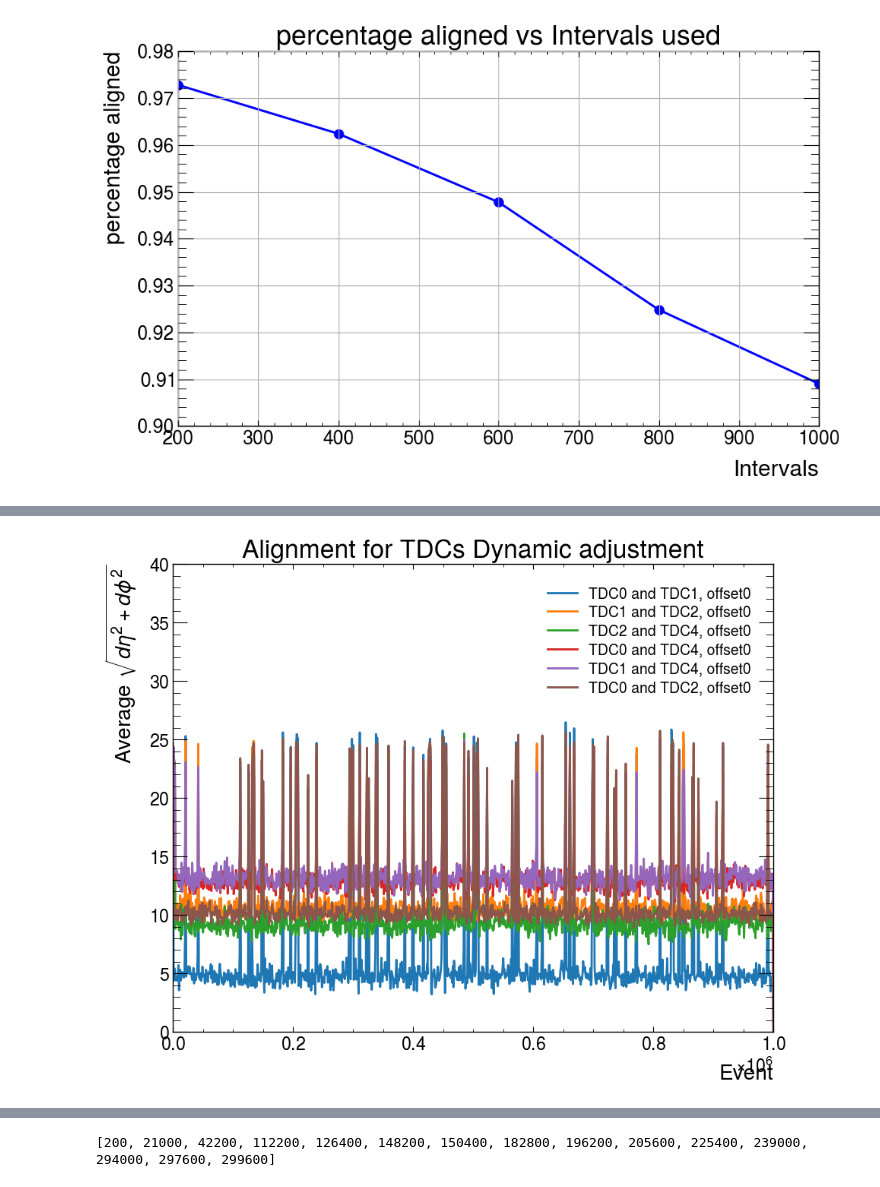
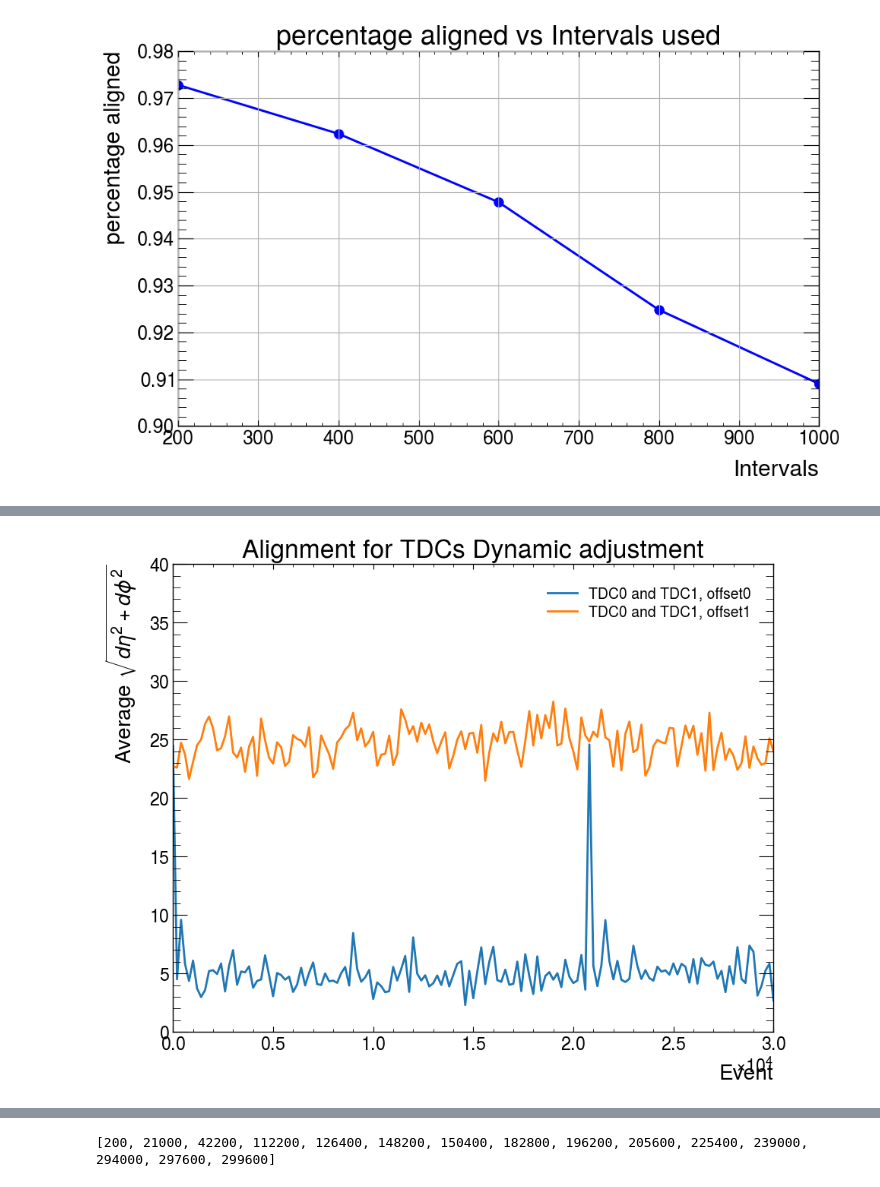
Before and after one commit to Takodachi6969/summer2, a Jupyter notebook: DataAnalysis18062024.ipynb, the cells around one changed output, grey strips where cells are left out. Saved outputs shown, nothing was run; the diff lists cells and outputs as text; code cells hidden in the pictures.

```diff
--- a/DataAnalysis18062024.ipynb
+++ b/DataAnalysis18062024.ipynb
@@ -1693,7 +1693,7 @@ plt.show()
 # %%
 data = {}
 
-order = [[0, 1], [1, 2], [2, 4], [0, 4], [1, 4], [0, 2]]
+order = [[0, 1]]
 # for i in values:
 #     for j in values:
 #         if i < j:
@@ -1779,36 +1769,36 @@ fig, ax = plt.subplots(figsize=(10, 8))
 #     for j in values:
 #         if i < j:
 for item in order:
     i, j = item
     offsets, binsx = get_element(i,j, data)
     for idx, offsethist in enumerate(offsets):
-        if idx <1:
+        if idx <2:
             ax.plot(binsx,offsethist,label=f'TDC{i} and TDC{j}, offset{idx}')
 
             # plotted_tdc2 = False
             # plotted_tdc1 = False
             # for x in alignevt[2][1]:
             #     if not plotted_tdc2:
             #         ax.axvline(x=x, color='r', linestyle='--', label='TDC2')
             #         plotted_tdc2 = True
             #     else:
             #         ax.axvline(x=x, color='r', linestyle='--')
             # for x in alignevt[1][2]:
             #     if not plotted_tdc1:
             #         ax.axvline(x=x, color='b', linestyle='--', label='TDC1')
             #         plotted_tdc1 = True
             #     else:
             #         ax.axvline(x=x, color='b', linestyle='--')
 
-ax.set_xlim(0,1000000)
+ax.set_xlim(0,30000)
 ax.set_ylim(0,40)
 ax.legend()
 ax.set_title('Alignment for TDCs Dynamic adjustment')
 ax.set_ylabel('Average $\sqrt{d\eta^2+d\phi^2}$')
 ax.set_xlabel('Event')
 plt.show()
 # %% [output]
-[figure, old version]
+[figure, new version]
 # %%
 importlib.reload(rawFileReader)
 interval = 200
```
Also changed, not shown: parts of 10 cells of this notebook.
